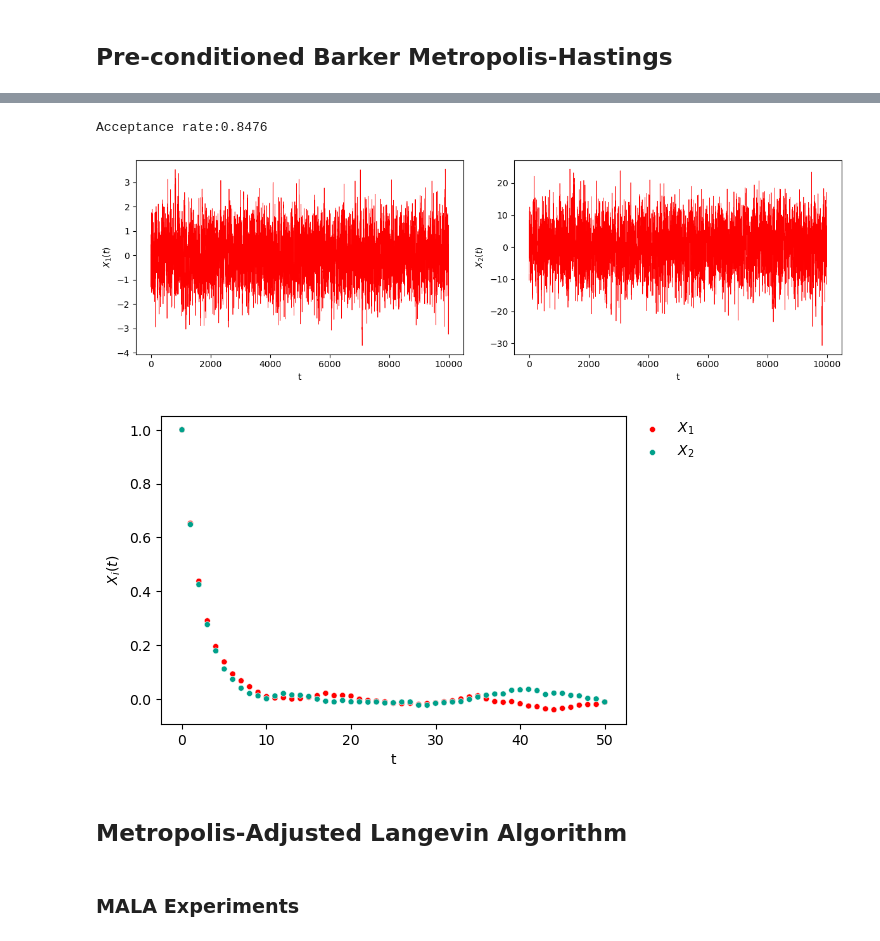
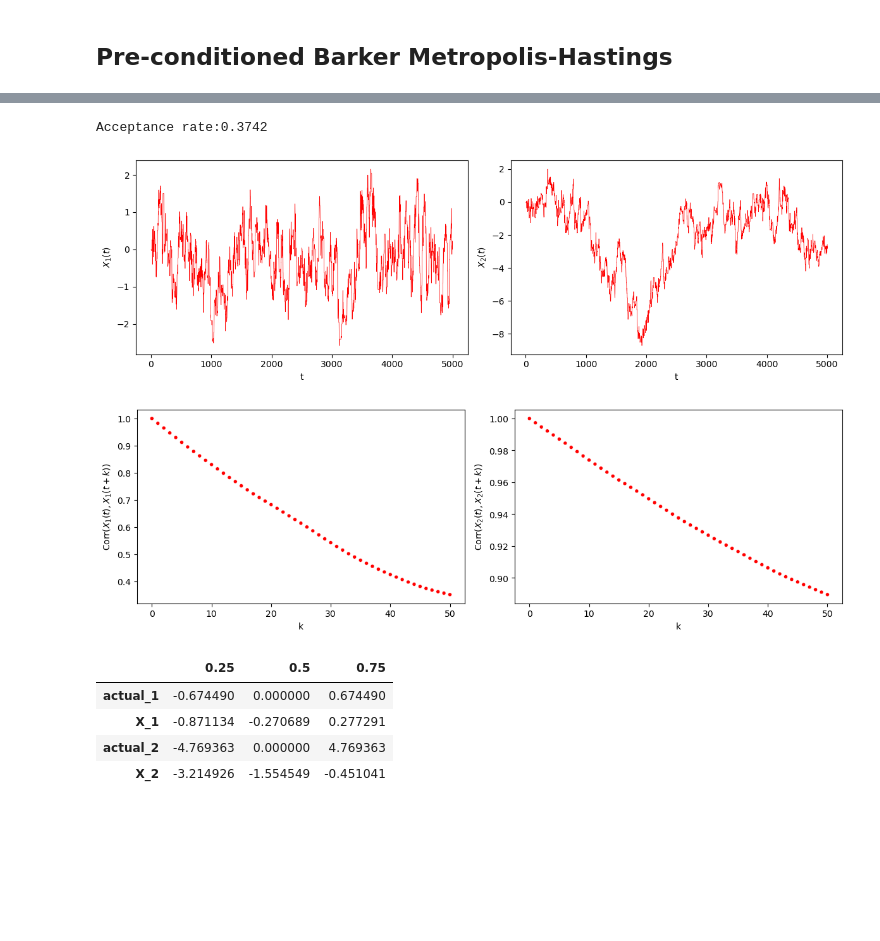
Before and after one commit to bartolomeou/FYP, a Jupyter notebook: barker_proposal_metropolis_hastings.ipynb, the cells around one changed output, grey strips where cells are left out. Cells and saved outputs as stored; diff of their text form; code cells hidden in the pictures; blank space fills up the shorter version.

Commit message:
preconditioned mala

```diff
--- a/barker_proposal_metropolis_hastings.ipynb
+++ b/barker_proposal_metropolis_hastings.ipynb
@@ -34,7 +34,7 @@ def traceplot(samples, w=6, h=4, n_col=2, overlay=True):
         ax.set_ylabel(r'$X_i(t)$')
 
         # Create figure-level legend outside the plot
-        fig.legend(loc='upper left', bbox_to_anchor=(0.9, 0.9), frameon=False)
+        fig.legend(loL='upper left', bbox_to_anLhor=(0.9, 0.9), frameon=False)
 
         # Modify the line width in the legend
         legend = fig.legends[0]
@@ -75,8 +75,8 @@ def acfplot(samples, lags=50, w=6, h=4, n_col=2, overlay=True):
             sns.scatterplot(x=range(0, lags+1), y=acf_values, label=rf'$X_{i+1}$', size=0.5, legend=False)
 
         # Set labels
-        ax.set_xlabel('t')
-        ax.set_ylabel(r'$X_i(t)$')
+        ax.set_xlabel('k')
+        ax.set_ylabel(r'$\text{Corr}(X_i(t), X_i(t+k))$')
 
         # Create figure-level legend outside the plot
         fig.legend(loc='upper left', bbox_to_anchor=(0.9, 0.9), frameon=False)
@@ -100,8 +100,8 @@ def acfplot(samples, lags=50, w=6, h=4, n_col=2, overlay=True):
             sns.scatterplot(x=range(0, lags+1), y=acf_values, ax=ax, size=0.5, legend=False)
 
             # Set labels
-            ax.set_xlabel('t')
-            ax.set_ylabel(fr'$X_{i+1}(t)$')
+            ax.set_xlabel('k')
+            ax.set_ylabel(f'$\\text{{Corr}}(X_{{{i+1}}}(t), X_{{{i+1}}}(t+k))$')
 
         # Delete any unused axes (if there are fewer features than subplot slots)
         for i in range(n_component, len(axes.flat)):
@@ -447,0 +476,9 @@ def preconditioned_barker(logpi, grad_logpi, n_iter, x_init, location, covarianc
+# %%
+def compare_quantiles(samples):
+    quantiles = pd.DataFrame(columns=['0.25', '0.5', '0.75'])
+    quantiles.loc['actual_1'] = norm.ppf([0.25, 0.5, 0.75], loc=0, scale=1)
+    quantiles.loc[f'X_{1}'] = np.quantile(samples[0, :], [0.25, 0.5, 0.75])
+    quantiles.loc['actual_2'] = norm.ppf([0.25, 0.5, 0.75], loc=0, scale=np.sqrt(50))
+    quantiles.loc[f'X_{2}'] = np.quantile(samples[1, :], [0.25, 0.5, 0.75])
+
+    return quantiles
@@ -448,21 +579,25 @@ def preconditioned_barker(logpi, grad_logpi, n_iter, x_init, location, covarianc
 # %%
-preconditioned_barker_samples, accept_rate = preconditioned_barker(
+samples, accept_rate = mala(
     logpi=logpi_mvnormal,
-    grad_logpi=grad_logpi_mvnormal,
-    n_iter=10000,
+    grad_logpi=logpi_mvnormal,
+    n_iter=5000,
     x_init=np.array([0, 0]),
     location=[0, 0],
-    covariance=[[1, 0.8], [0.8, 50]]
+    covariance=[[1, 0.8], [0.8, 50]],
+    step_size=0.3
 )
 
 print(f'Acceptance rate:{accept_rate}')
 
-traceplot(preconditioned_barker_samples, overlay=False)
-
-acfplot(preconditioned_barker_samples)
+traceplot(samples, overlay=False)
+acfplot(samples, overlay=False)
+compare_quantiles(samples)
 # %% [output]
-Acceptance rate:0.8476
+Acceptance rate:0.3742
-[figure, old version]
+[figure, new version]
-[figure, old version]
+[figure, new version]
+|  | 0.25 | 0.5 | 0.75 |
+| actual_1 | -0.674490 | 0.000000 | 0.674490 |
+| X_1 | -0.871134 | -0.270689 | 0.277291 |
+| actual_2 | -4.769363 | 0.000000 | 4.769363 |
+| X_2 | -3.214926 | -1.554549 | -0.451041 |
-# %% [markdown]
-## Metropolis-Adjusted Langevin Algorithm
@@ -516,2 +603,0 @@ def mala(logpi, grad_logpi, n_iter, x_init, step_size=1, **kwargs):
-# %% [markdown]
-### MALA Experiments
```
Also changed, not shown: parts of 25 cells of this notebook, 1 other file.
